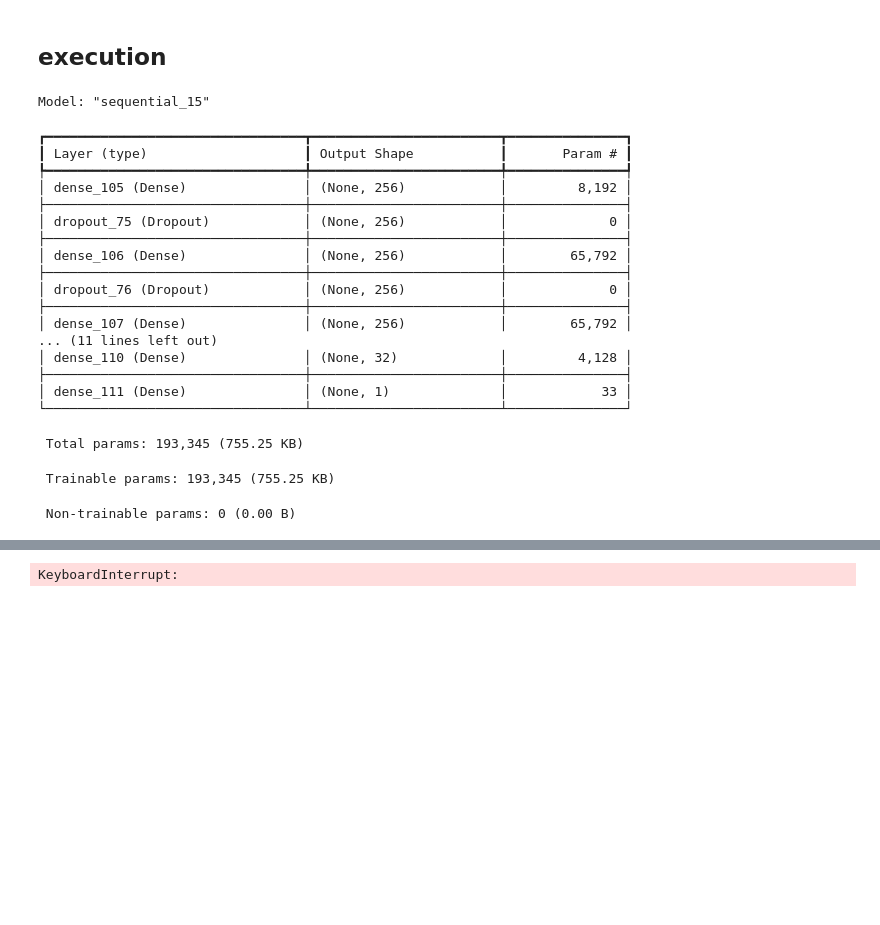
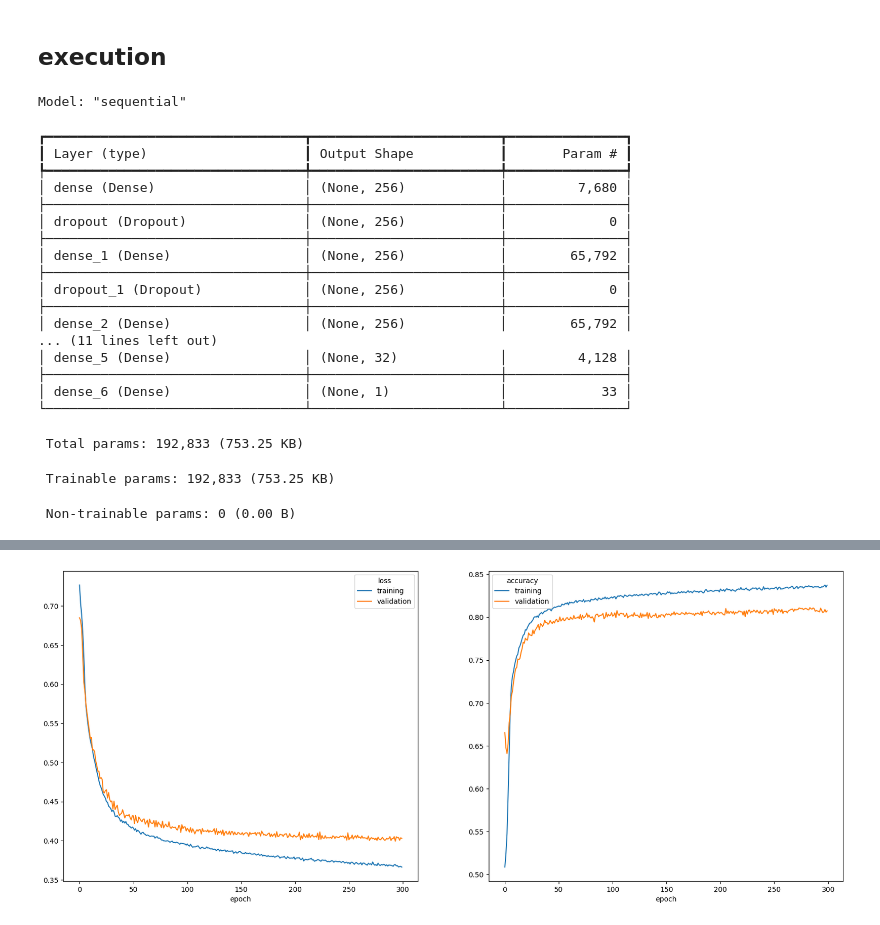
Before and after one commit to LEMettler/higgs-challenge, a Jupyter notebook: nn_version.ipynb, the cells around one changed output, grey strips where cells are left out. Drawn from its saved outputs; the diff is of its cells as text; code cells hidden in the pictures; blank space fills up the shorter version.

Commit message:
new_sigmoid_auc_luck_22 is good

```diff
--- a/nn_version.ipynb
+++ b/nn_version.ipynb
@@ -48,16 +48,15 @@ def find_best_ams_score(x, y, w):
 
 
 def printScore(model):
-
     try:
-        pred_clf = model.predict_proba(x_val)[:, 1]
+        pred_clf = model.predict_proba(x_test)[:, 1]
     except:
-        pred_clf = model.predict(x_val)
+        pred_clf = model.predict(x_test)
         pred_clf = pred_clf.reshape((pred_clf.shape[0],))
 
-    auc = roc_auc_score(y_val, pred_clf, sample_weight=w_val)
+    auc = roc_auc_score(y_test, pred_clf, sample_weight=weights_test)
     print('AUC:', auc)
-    bs = find_best_ams_score(y_val, pred_clf, w_val)
+    bs = find_best_ams_score(y_test, pred_clf, weights_test)
     print('AMS:', bs[0][0])
     print('AMS total:', bs[0][0]*np.sqrt(50))
 
@@ -301,8 +320,9 @@ def train(model, epochs=10, batch_size=128, learning_rate=1e-3, verbose="auto",
     # Define loss function, optimizer algorithm and validation metrics
     model.compile(
         loss='binary_crossentropy',
-        #optimizer=Adam(learning_rate=learning_rate, weight_decay=0.1),
-        metrics=['accuracy', AUC],
+        optimizer=Adam(learning_rate=learning_rate),
+        #metrics=['accuracy', AUC],
+        metrics=['accuracy'],
     )
 
     # Print summary of the model
@@ -314,7 +334,7 @@ def train(model, epochs=10, batch_size=128, learning_rate=1e-3, verbose="auto",
     #history = model.fit(x_train, y_train, batch_size=batch_size, epochs=epochs,
     #                     verbose=verbose, callbacks=callbacks, validation_data=(x_val, y_val))
     history = model.fit(x_train, y_train, batch_size=batch_size, epochs=epochs,
-                         verbose=verbose,  validation_split=0.2)
+                         verbose=verbose,  validation_data=(x_val, y_val), callbacks=callbacks)
 
 
     return history
@@ -355,48 +375,38 @@ def buildModel():
 # %% [markdown]
 ## execution
 # %%
-name = 'new_sigmoid_auc_luck'
+name = 'new_sigmoid_auc_luck_22'
 
 model = buildModel()
 
-#stopper = EarlyStopping(monitor="val_accuracy",
- #                       patience=20,
-  #                      mode="max",
-   #                     restore_best_weights=True,
-    #                    start_from_epoch=100
-     #                  )
-
-#callbacks = [ModelCheckpoint(filepath=f'storage/{name}.keras', save_best_only=True),
- #            CSVLogger(f'storage/{name}_training.log'),
-  #          stopper]
-
-#            EarlyStopping(patience=100)
+callbacks = [ModelCheckpoint(filepath=f'storage/{name}.keras', save_best_only=True),
+            CSVLogger(f'storage/{name}_training.log')
+          ]
 
 
-history = train(model, epochs=400, batch_size=4*1024, learning_rate=2e-4)
-#history = train(model, epochs=400, batch_size=2*1024, learning_rate=2e-3)
+history = train(model, epochs=300, batch_size=4*1024, learning_rate=2e-4, callbacks=callbacks)
 
 printScore(model)
 plotLossAccuracy(history)
 # %% [output]
-Model: "sequential_15"
+Model: "sequential"
 ┏━━━━━━━━━━━━━━━━━━━━━━━━━━━━━━━━━┳━━━━━━━━━━━━━━━━━━━━━━━━┳━━━━━━━━━━━━━━━┓
 ┃ Layer (type)                    ┃ Output Shape           ┃       Param # ┃
 ┡━━━━━━━━━━━━━━━━━━━━━━━━━━━━━━━━━╇━━━━━━━━━━━━━━━━━━━━━━━━╇━━━━━━━━━━━━━━━┩
-│ dense_105 (Dense)               │ (None, 256)            │         8,192 │
+│ dense (Dense)                   │ (None, 256)            │         7,680 │
 ├─────────────────────────────────┼────────────────────────┼───────────────┤
-│ dropout_75 (Dropout)            │ (None, 256)            │             0 │
+│ dropout (Dropout)               │ (None, 256)            │             0 │
 ├─────────────────────────────────┼────────────────────────┼───────────────┤
-│ dense_106 (Dense)               │ (None, 256)            │        65,792 │
+│ dense_1 (Dense)                 │ (None, 256)            │        65,792 │
 ├─────────────────────────────────┼────────────────────────┼───────────────┤
-│ dropout_76 (Dropout)            │ (None, 256)            │             0 │
+│ dropout_1 (Dropout)             │ (None, 256)            │             0 │
 ├─────────────────────────────────┼────────────────────────┼───────────────┤
-│ dense_107 (Dense)               │ (None, 256)            │        65,792 │
+│ dense_2 (Dense)                 │ (None, 256)            │        65,792 │
 ... (11 lines left out)
-│ dense_110 (Dense)               │ (None, 32)             │         4,128 │
+│ dense_5 (Dense)                 │ (None, 32)             │         4,128 │
 ├─────────────────────────────────┼────────────────────────┼───────────────┤
-│ dense_111 (Dense)               │ (None, 1)              │            33 │
+│ dense_6 (Dense)                 │ (None, 1)              │            33 │
 └─────────────────────────────────┴────────────────────────┴───────────────┘
- Total params: 193,345 (755.25 KB)
+ Total params: 192,833 (753.25 KB)
- Trainable params: 193,345 (755.25 KB)
+ Trainable params: 192,833 (753.25 KB)
  Non-trainable params: 0 (0.00 B)
@@ -420 +430 @@ Epoch 79/400
-KeyboardInterrupt:
+[figure, added]
```
Also changed, not shown: parts of 15 cells of this notebook, 4 other files.
